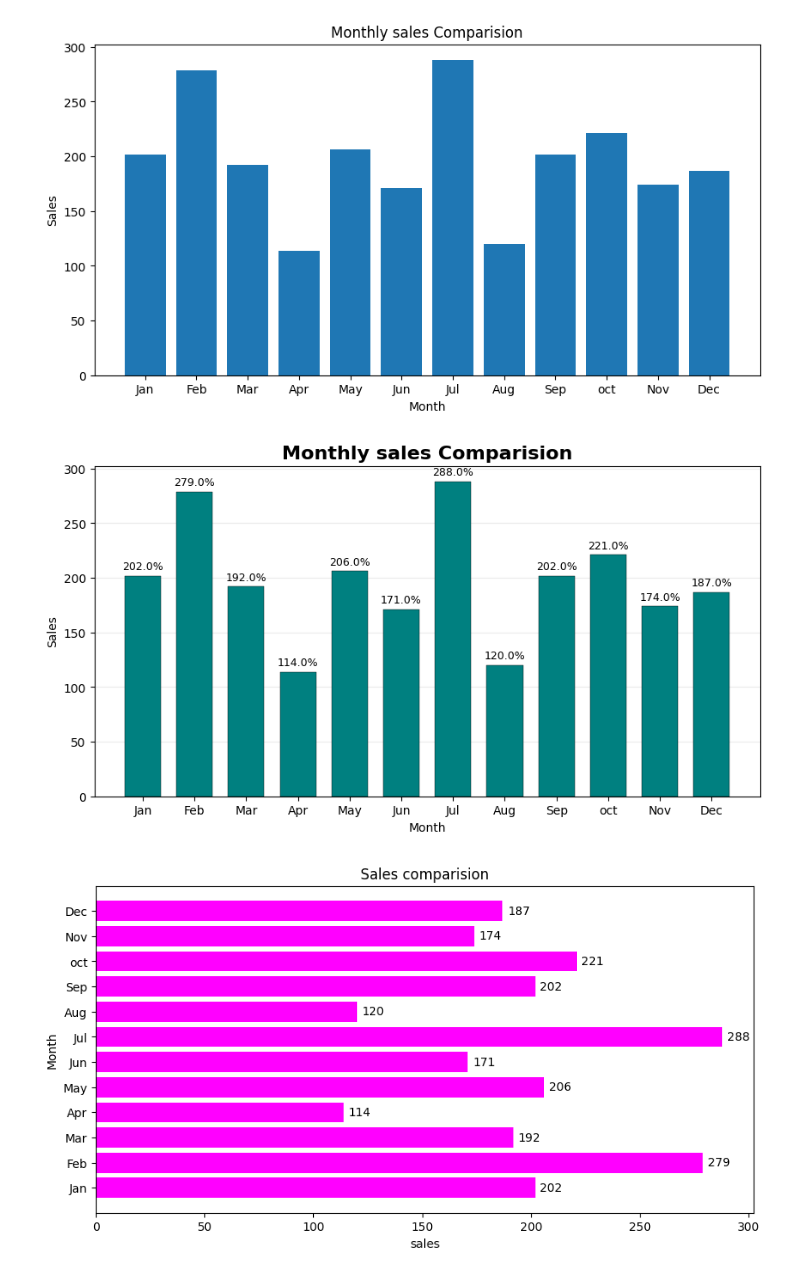
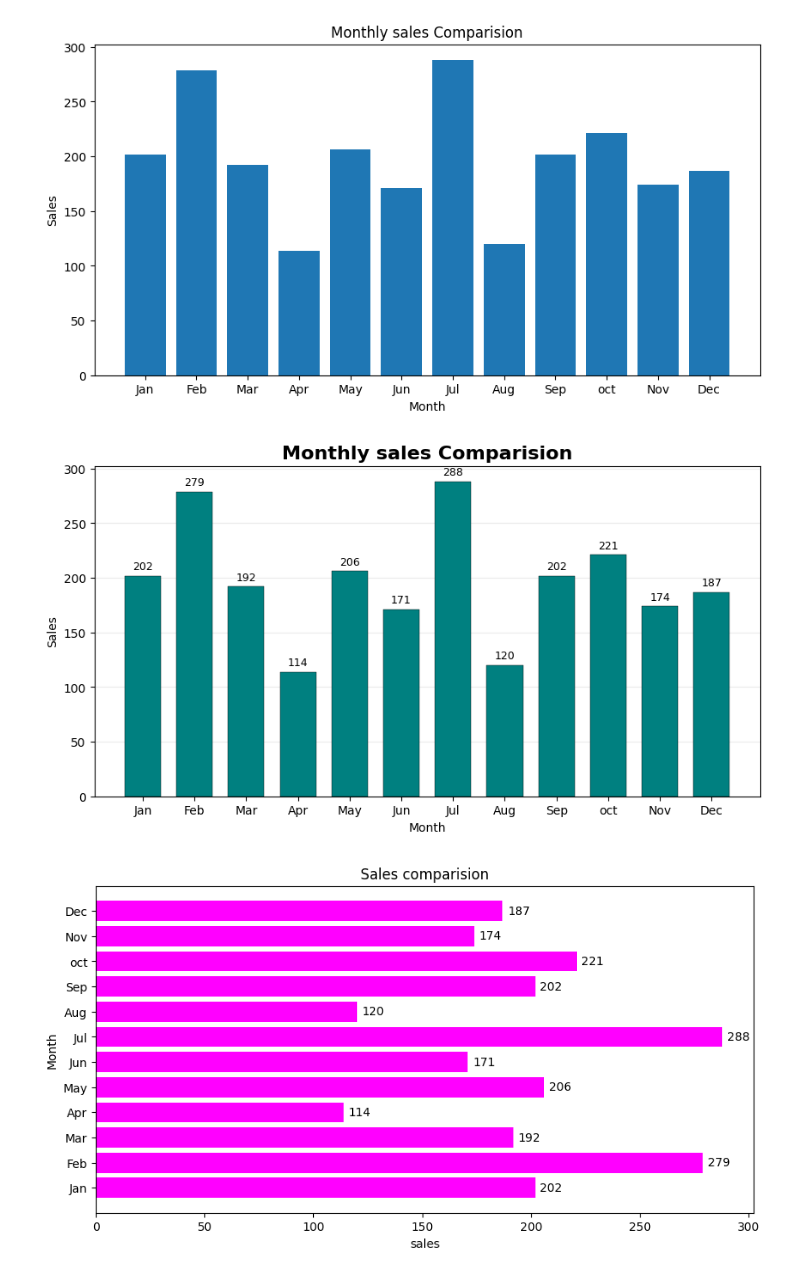
Before and after one commit to datasciencekibaatein/Business-Analyst-Batch-109, a Jupyter notebook: Matplotlib/lecture01.ipynb, the cells around one changed output. Drawn from its saved outputs; the diff is of its cells as text; code cells hidden in the pictures.

```diff
--- a/Matplotlib/lecture01.ipynb
+++ b/Matplotlib/lecture01.ipynb
@@ -134,26 +150,26 @@ plt.show()
 # %%
 fig,ax = plt.subplots(figsize=(10,5))
 
 bars = ax.bar(
     df['Month'],
     df['Sales'],
     color='teal',
     width=0.7,
     edgecolor='black',
     linewidth=0.3
     )
 
-ax.bar_label(bars,fmt='%.1f%%',padding=3,fontsize=9)
+ax.bar_label(bars,padding=3,fontsize=9)
 
 ax.set_title("Monthly sales Comparision",fontsize=16,fontweight='bold')
 ax.grid(axis='y',alpha=0.25)
 ax.set_axisbelow(True)
 ax.set_xlabel("Month")
 ax.set_ylabel("Sales")
 
 plt.show()
 # %% [output]
-[figure, old version]
+[figure, new version]
 # %%
 fig,ax = plt.subplots(figsize=(10,5))
 
```
Also changed, not shown: parts of 23 cells of this notebook, 1 other file.
